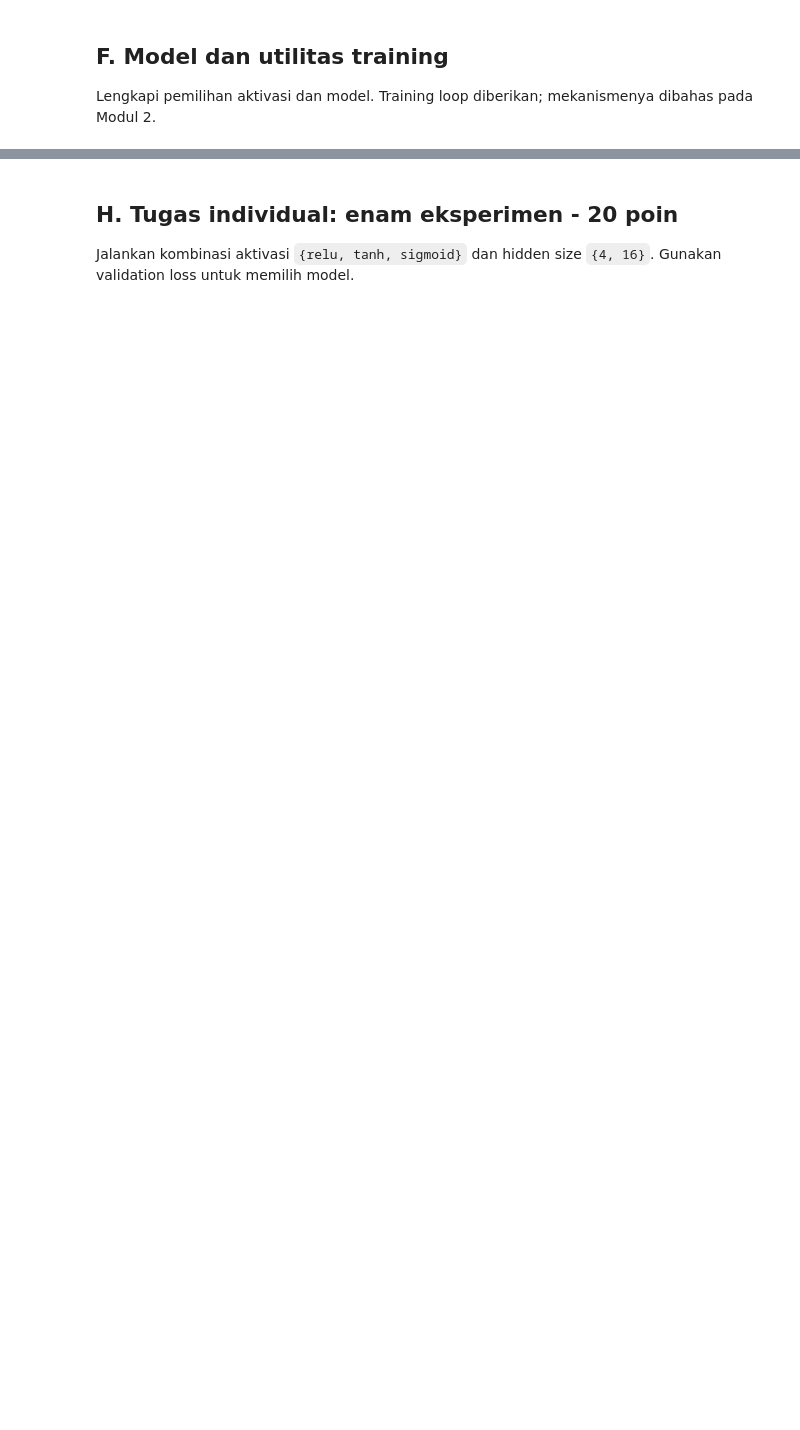
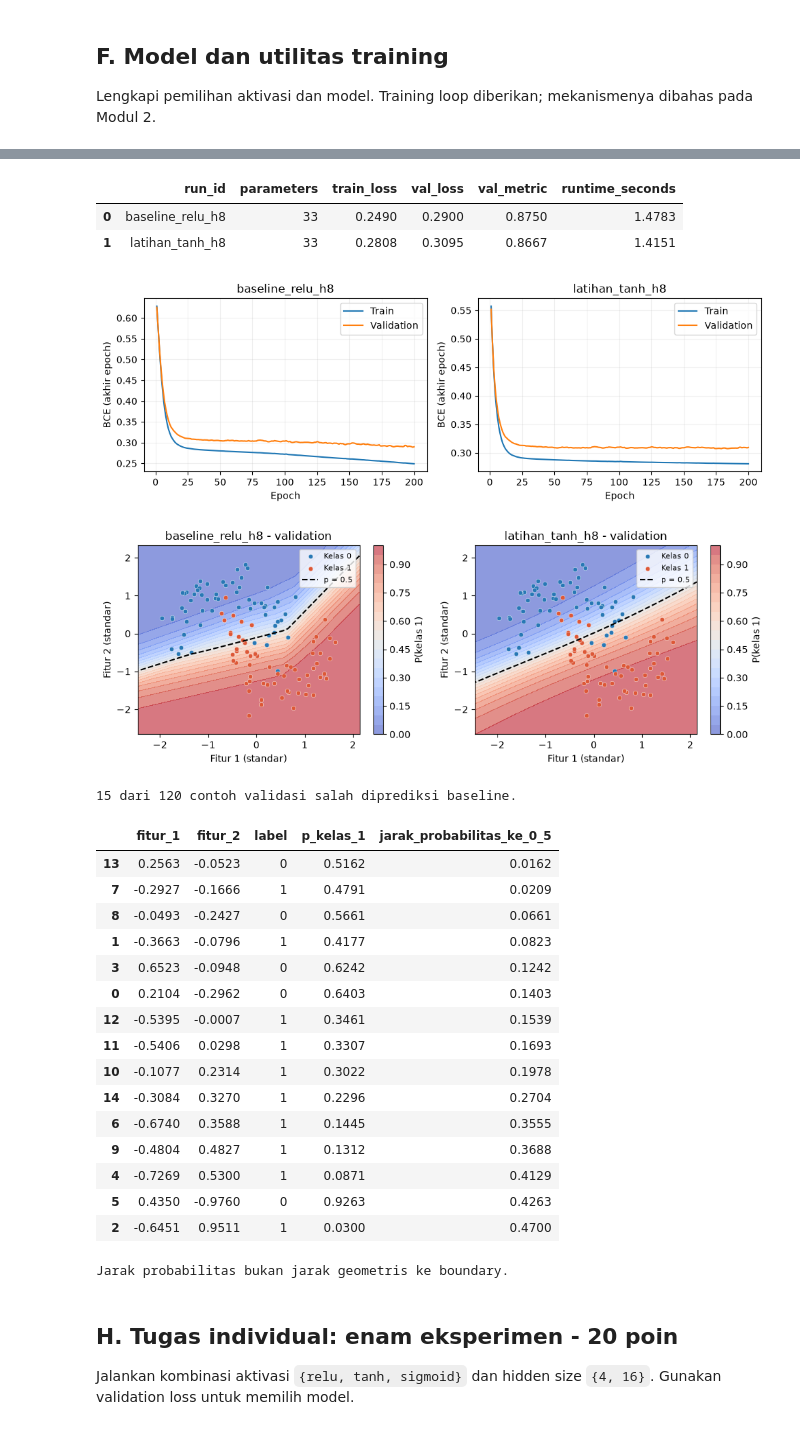
Before and after one commit to POMEST/Modul-Praktikum-Deep-Learning, a Jupyter notebook: notebooks/modul-01/M01_123450062.ipynb, the cells around one changed output, grey strips where cells are left out. Cells and saved outputs as stored; diff of their text form; code cells hidden in the pictures; blank space fills up the shorter version.

```diff
--- a/notebooks/modul-01/M01_123450062.ipynb
+++ b/notebooks/modul-01/M01_123450062.ipynb
@@ -447,3 +515,59 @@ Training variasi individual (Sigmoid, hidden=8)...
+# %%
+individual_activation = 'tanh' if int(NIM[-1])<=4 else 'sigmoid'
+baseline = run_experiment('baseline_relu_h8','relu',8,'baseline')
+individual = run_experiment(f'latihan_{individual_activation}_h8',individual_activation,8,'latihan')
+assert all('status=ok' in r['notes'] for r in [baseline,individual])
+display(pd.DataFrame([baseline,individual])[['run_id','parameters','train_loss','val_loss','val_metric','runtime_seconds']])
+fig,axes = plt.subplots(1,2,figsize=(10,3.5))
+for ax,run in zip(axes,[baseline['run_id'],individual['run_id']]):
+    hist = histories[run]
+    ax.plot(hist.epoch,hist.train_loss,label='Train')
+    ax.plot(hist.epoch,hist.val_loss,label='Validation')
+    ax.set(title=run,xlabel='Epoch',ylabel='BCE (akhir epoch)')
+    ax.legend()
+    ax.grid(alpha=0.2)
+fig.tight_layout()
+save_figure(fig,'baseline_latihan_loss.png')
+plt.show()
+fig,axes = plt.subplots(1,2,figsize=(10,3.7))
+for ax,run in zip(axes,[baseline['run_id'],individual['run_id']]):
+    contour = plot_decision_boundary(trained_models[run],X_val_s,y_val,run+' - validation',ax)
+    fig.colorbar(contour,ax=ax,label='P(kelas 1)')
+fig.tight_layout()
+save_figure(fig,'baseline_latihan_boundary.png')
+plt.show()
+baseline_val = evaluate(trained_models[baseline['run_id']],X_val_t,y_val_t)
+wrong = baseline_val['predictions']!=y_val
+wrong_examples = pd.DataFrame({'fitur_1':X_val_s[wrong,0],'fitur_2':X_val_s[wrong,1],
+    'label':y_val[wrong],'p_kelas_1':baseline_val['probabilities'][wrong],
+    'jarak_probabilitas_ke_0_5':np.abs(baseline_val['probabilities'][wrong]-0.5)}).sort_values('jarak_probabilitas_ke_0_5')
+print(f'{int(wrong.sum())} dari 120 contoh validasi salah diprediksi baseline.')
+display(wrong_examples)
+print('Jarak probabilitas bukan jarak geometris ke boundary.')
+# %% [output]
+|  | run_id | parameters | train_loss | val_loss | val_metric | runtime_seconds |
+| 0 | baseline_relu_h8 | 33 | 0.2490 | 0.2900 | 0.8750 | 1.4783 |
+| 1 | latihan_tanh_h8 | 33 | 0.2808 | 0.3095 | 0.8667 | 1.4151 |
+[figure, added]
+[figure, added]
+15 dari 120 contoh validasi salah diprediksi baseline.
+|  | fitur_1 | fitur_2 | label | p_kelas_1 | jarak_probabilitas_ke_0_5 |
+| 13 | 0.2563 | -0.0523 | 0 | 0.5162 | 0.0162 |
+| 7 | -0.2927 | -0.1666 | 1 | 0.4791 | 0.0209 |
+| 8 | -0.0493 | -0.2427 | 0 | 0.5661 | 0.0661 |
+| 1 | -0.3663 | -0.0796 | 1 | 0.4177 | 0.0823 |
+| 3 | 0.6523 | -0.0948 | 0 | 0.6242 | 0.1242 |
+| 0 | 0.2104 | -0.2962 | 0 | 0.6403 | 0.1403 |
+| 12 | -0.5395 | -0.0007 | 1 | 0.3461 | 0.1539 |
+| 11 | -0.5406 | 0.0298 | 1 | 0.3307 | 0.1693 |
+| 10 | -0.1077 | 0.2314 | 1 | 0.3022 | 0.1978 |
+| 14 | -0.3084 | 0.3270 | 1 | 0.2296 | 0.2704 |
+| 6 | -0.6740 | 0.3588 | 1 | 0.1445 | 0.3555 |
+| 9 | -0.4804 | 0.4827 | 1 | 0.1312 | 0.3688 |
+| 4 | -0.7269 | 0.5300 | 1 | 0.0871 | 0.4129 |
+| 5 | 0.4350 | -0.9760 | 0 | 0.9263 | 0.4263 |
+| 2 | -0.6451 | 0.9511 | 1 | 0.0300 | 0.4700 |
+Jarak probabilitas bukan jarak geometris ke boundary.
 # %% [markdown]
 ## H. Tugas individual: enam eksperimen - 20 poin
 
```
Also changed, not shown: parts of 36 cells of this notebook, 57 other files.
